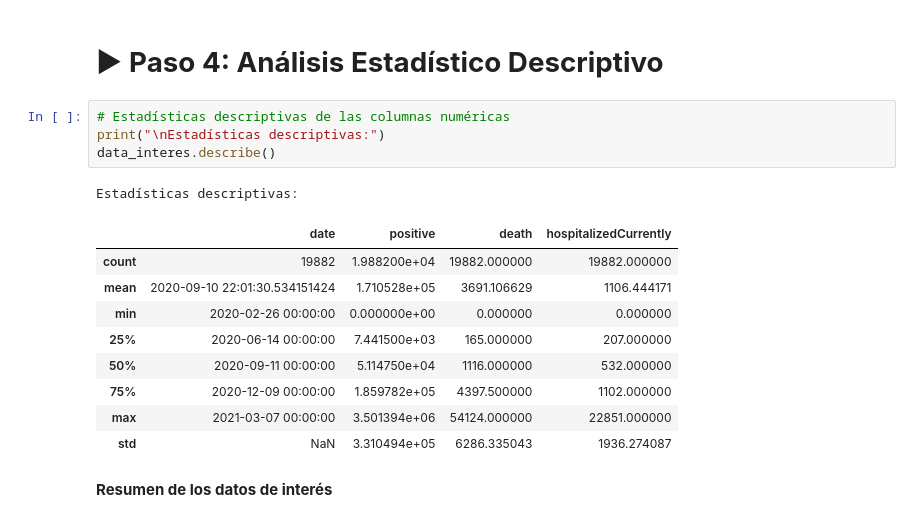
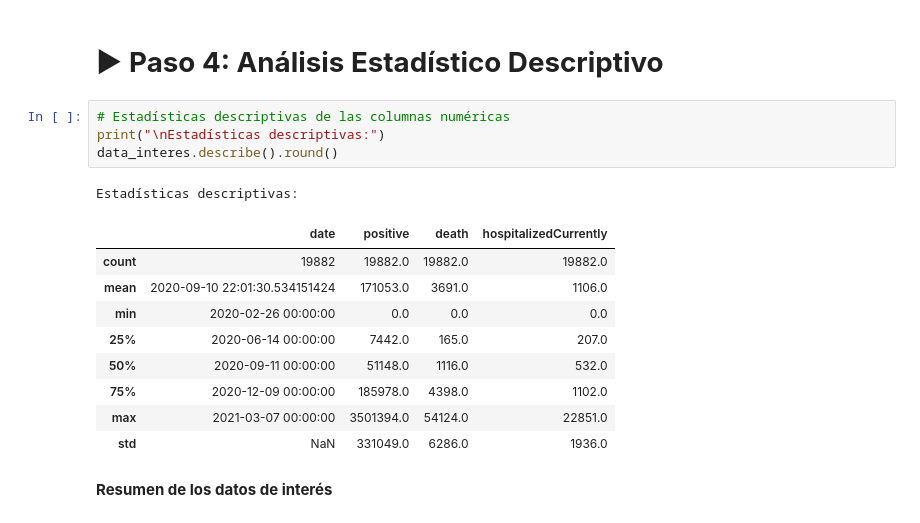
Before and after one commit to AI-School-F5-P3/MiniDatathonF5_ErikaAlvares, a Jupyter notebook: MiniDatathonF5_ErikaAlvares.ipynb, the cells around one changed output. Cells and saved outputs as stored; diff of their text form.

```diff
--- a/MiniDatathonF5_ErikaAlvares.ipynb
+++ b/MiniDatathonF5_ErikaAlvares.ipynb
@@ -627,18 +627,18 @@ dtype: int64
 # %%
 # Estadísticas descriptivas de las columnas numéricas
 print("\nEstadísticas descriptivas:")
-data_interes.describe()
+data_interes.describe().round()
 # %% [output]
 Estadísticas descriptivas:
 |  | date | positive | death | hospitalizedCurrently |
-| count | 19882 | 1.988200e+04 | 19882.000000 | 19882.000000 |
-| mean | 2020-09-10 22:01:30.534151424 | 1.710528e+05 | 3691.106629 | 1106.444171 |
-| min | 2020-02-26 00:00:00 | 0.000000e+00 | 0.000000 | 0.000000 |
-| 25% | 2020-06-14 00:00:00 | 7.441500e+03 | 165.000000 | 207.000000 |
-| 50% | 2020-09-11 00:00:00 | 5.114750e+04 | 1116.000000 | 532.000000 |
-| 75% | 2020-12-09 00:00:00 | 1.859782e+05 | 4397.500000 | 1102.000000 |
-| max | 2021-03-07 00:00:00 | 3.501394e+06 | 54124.000000 | 22851.000000 |
-| std | NaN | 3.310494e+05 | 6286.335043 | 1936.274087 |
+| count | 19882 | 19882.0 | 19882.0 | 19882.0 |
+| mean | 2020-09-10 22:01:30.534151424 | 171053.0 | 3691.0 | 1106.0 |
+| min | 2020-02-26 00:00:00 | 0.0 | 0.0 | 0.0 |
+| 25% | 2020-06-14 00:00:00 | 7442.0 | 165.0 | 207.0 |
+| 50% | 2020-09-11 00:00:00 | 51148.0 | 1116.0 | 532.0 |
+| 75% | 2020-12-09 00:00:00 | 185978.0 | 4398.0 | 1102.0 |
+| max | 2021-03-07 00:00:00 | 3501394.0 | 54124.0 | 22851.0 |
+| std | NaN | 331049.0 | 6286.0 | 1936.0 |
 # %% [markdown]
 **Resumen de los datos de interés**
 # %%
```
Also changed, not shown: parts of 6 cells of this notebook.
